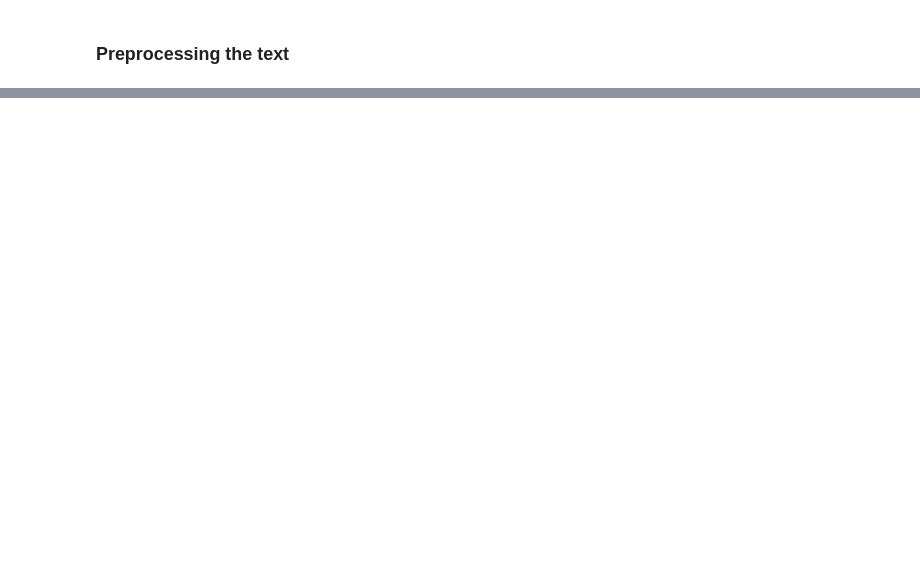
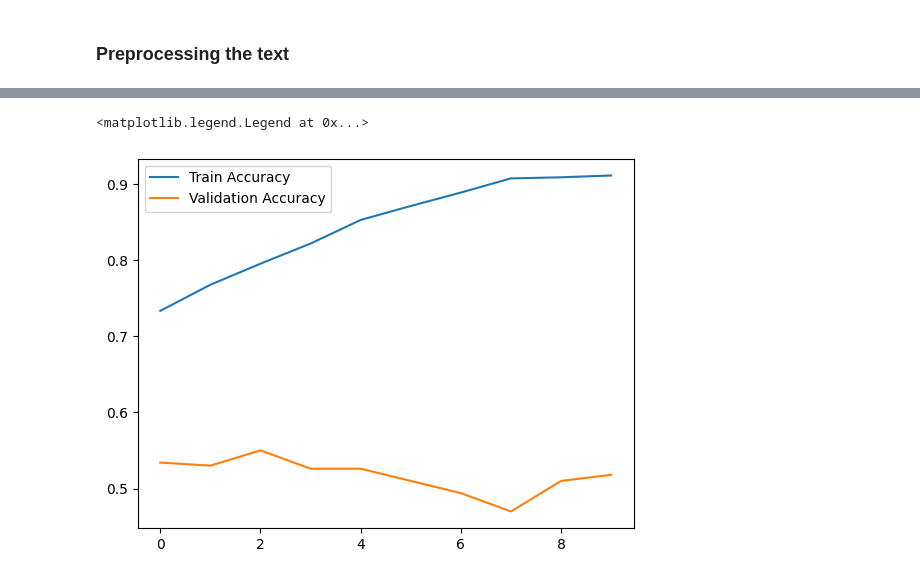
Before and after one commit to IshitBajpai/Deep-Learning, a Jupyter notebook: Q2 (1).ipynb, the cells around one changed output, grey strips where cells are left out. Drawn from its saved outputs; the diff is of its cells as text; code cells hidden in the pictures; blank space fills up the shorter version.

```diff
--- a/Q2 (1).ipynb
+++ b/Q2 (1).ipynb
@@ -428,0 +359,8 @@ class
+# %%
+# plot the accuracy
+plt.plot(train_accuracies, label='Train Accuracy')
+plt.plot(val_accuracies, label='Validation Accuracy')
+plt.legend()
+# %% [output]
+<matplotlib.legend.Legend at 0x...>
+[figure, added]
```
Also changed, not shown: parts of 26 cells of this notebook.
